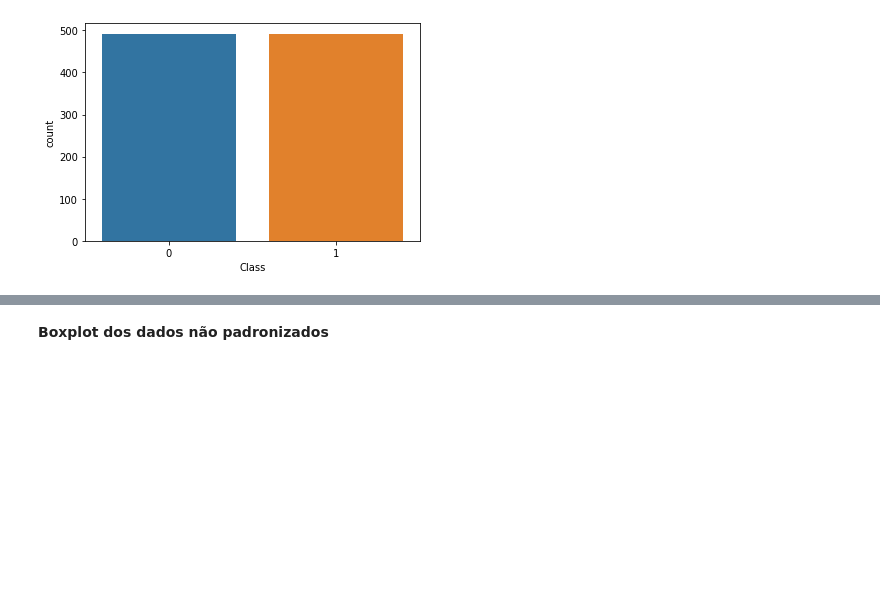
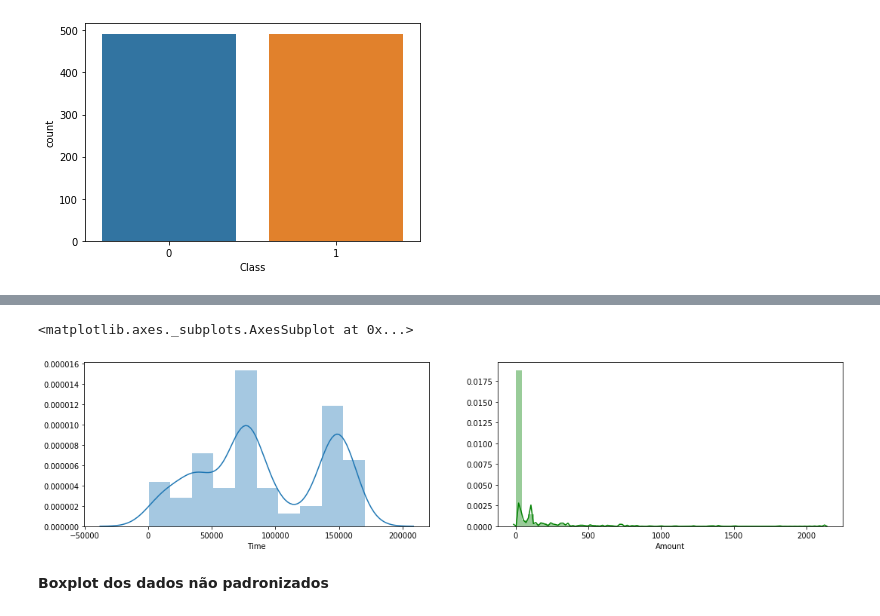
Before and after one commit to marcoaurelio5/Data-Science, a Jupyter notebook: Padronizar ou Normalizar.ipynb, the cells around one changed output, grey strips where cells are left out. Cells and saved outputs as stored; diff of their text form; code cells hidden in the pictures; blank space fills up the shorter version.

```diff
--- a/Padronizar ou Normalizar.ipynb
+++ b/Padronizar ou Normalizar.ipynb
@@ -105,3 +116,11 @@ sns.countplot(x=credicard_balanceado['Class'])
+# %%
+fig, ax = plt.subplots(1, 2, figsize=(18,4))
+
+sns.distplot(credicard_balanceado['Time'], ax=ax[0])
+sns.distplot(credicard_balanceado['Amount'], ax=ax[1], color='g')
+# %% [output]
+<matplotlib.axes._subplots.AxesSubplot at 0x...>
+[figure, added]
 # %% [markdown]
 **Boxplot dos dados não padronizados**
 # %%
```
Also changed, not shown: parts of 9 cells of this notebook.
